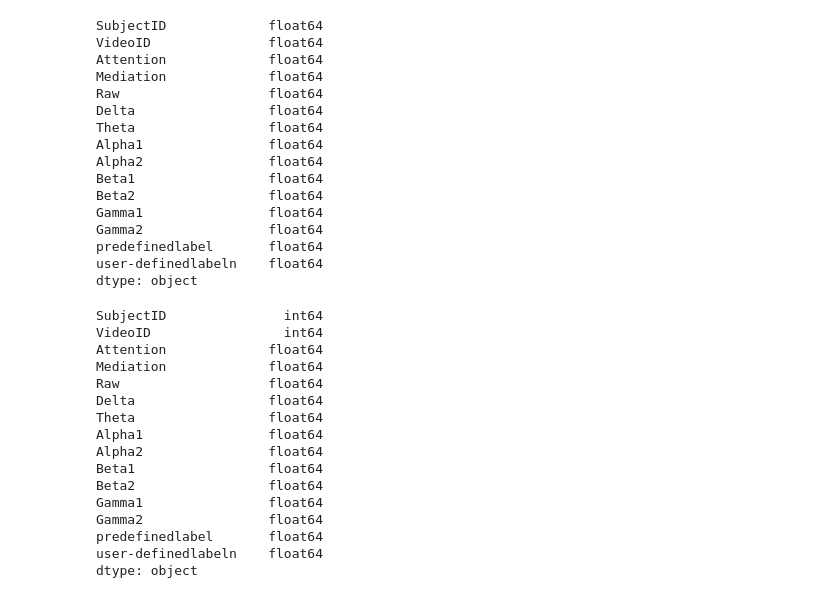
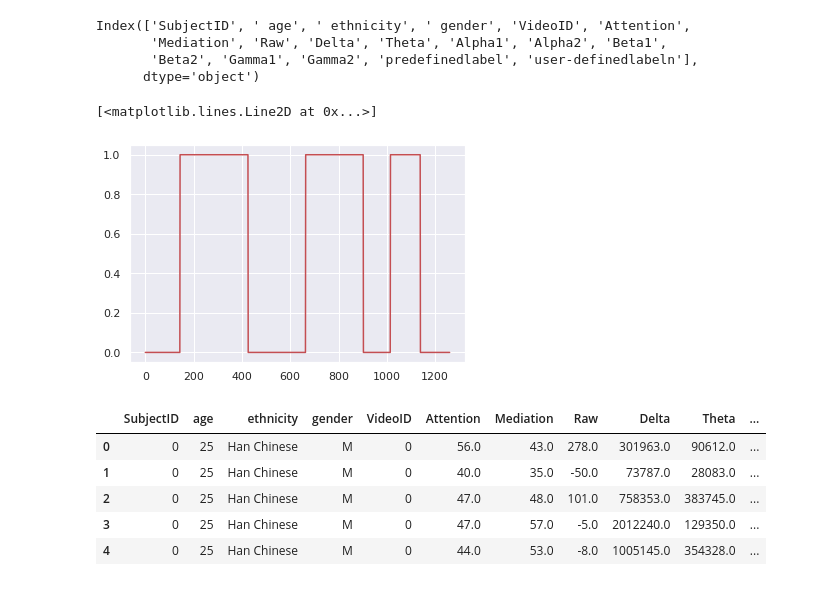
Before and after one commit to sanha-hwang/EEG_project, a Jupyter notebook: Project_EEG.ipynb, the cells around one changed output. Cells and saved outputs as stored; diff of their text form; code cells hidden in the pictures.

```diff
--- a/Project_EEG.ipynb
+++ b/Project_EEG.ipynb
@@ -36,19 +103,0 @@ EEG_data.head()
-# %%
-EEG_data.dtypes
-# %% [output]
-SubjectID             float64
-VideoID               float64
-Attention             float64
-Mediation             float64
-Raw                   float64
-Delta                 float64
-Theta                 float64
-Alpha1                float64
-Alpha2                float64
-Beta1                 float64
-Beta2                 float64
-Gamma1                float64
-Gamma2                float64
-predefinedlabel       float64
-user-definedlabeln    float64
-dtype: object
@@ -57,19 +104,7 @@ EEG_data[['SubjectID','VideoID']] = EEG_data[['SubjectID','VideoID']].astype(int
-# %%
-EEG_data.dtypes
-# %% [output]
-SubjectID               int64
-VideoID                 int64
-Attention             float64
-Mediation             float64
-Raw                   float64
-Delta                 float64
-Theta                 float64
-Alpha1                float64
-Alpha2                float64
-Beta1                 float64
-Beta2                 float64
-Gamma1                float64
-Gamma2                float64
-predefinedlabel       float64
-user-definedlabeln    float64
-dtype: object
+# %%
+data.columns
+# %% [output]
+Index(['SubjectID', ' age', ' ethnicity', ' gender', 'VideoID', 'Attention',
+       'Mediation', 'Raw', 'Delta', 'Theta', 'Alpha1', 'Alpha2', 'Beta1',
+       'Beta2', 'Gamma1', 'Gamma2', 'predefinedlabel', 'user-definedlabeln'],
+      dtype='object')
@@ -75,0 +113,22 @@ dtype: object
+# %%
+sns.set(style='darkgrid', color_codes=True)
+%matplotlib inline
+# %%
+sample_condition1 = (data['SubjectID'] == 0 )
+sample_condition2 = (data['VideoID'] == 0)
+sample1 = data[sample_condition1][sample_condition2]
+# %%
+#0번 학생에 대한 비디오마다 혼동 여부 확인
+plt.plot(data[sample_condition1]['user-definedlabeln'], 'r')
+# %% [output]
+[<matplotlib.lines.Line2D at 0x...>]
+[figure, added]
+# %%
+sample1.head()
+# %% [output]
+|  | SubjectID | age | ethnicity | gender | VideoID | Attention | Mediation | Raw | Delta | Theta | ... |
+| 0 | 0 | 25 | Han Chinese | M | 0 | 56.0 | 43.0 | 278.0 | 301963.0 | 90612.0 | ... |
+| 1 | 0 | 25 | Han Chinese | M | 0 | 40.0 | 35.0 | -50.0 | 73787.0 | 28083.0 | ... |
+| 2 | 0 | 25 | Han Chinese | M | 0 | 47.0 | 48.0 | 101.0 | 758353.0 | 383745.0 | ... |
+| 3 | 0 | 25 | Han Chinese | M | 0 | 47.0 | 57.0 | -5.0 | 2012240.0 | 129350.0 | ... |
+| 4 | 0 | 25 | Han Chinese | M | 0 | 44.0 | 53.0 | -8.0 | 1005145.0 | 354328.0 | ... |
```
Also changed, not shown: parts of 13 cells of this notebook.
